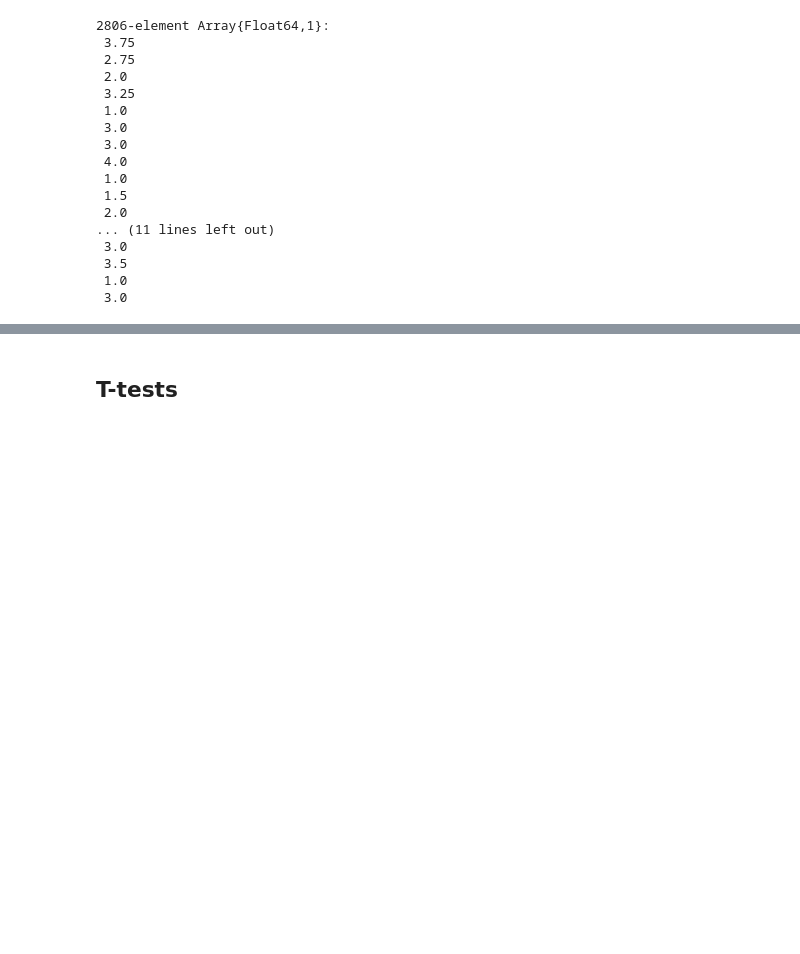
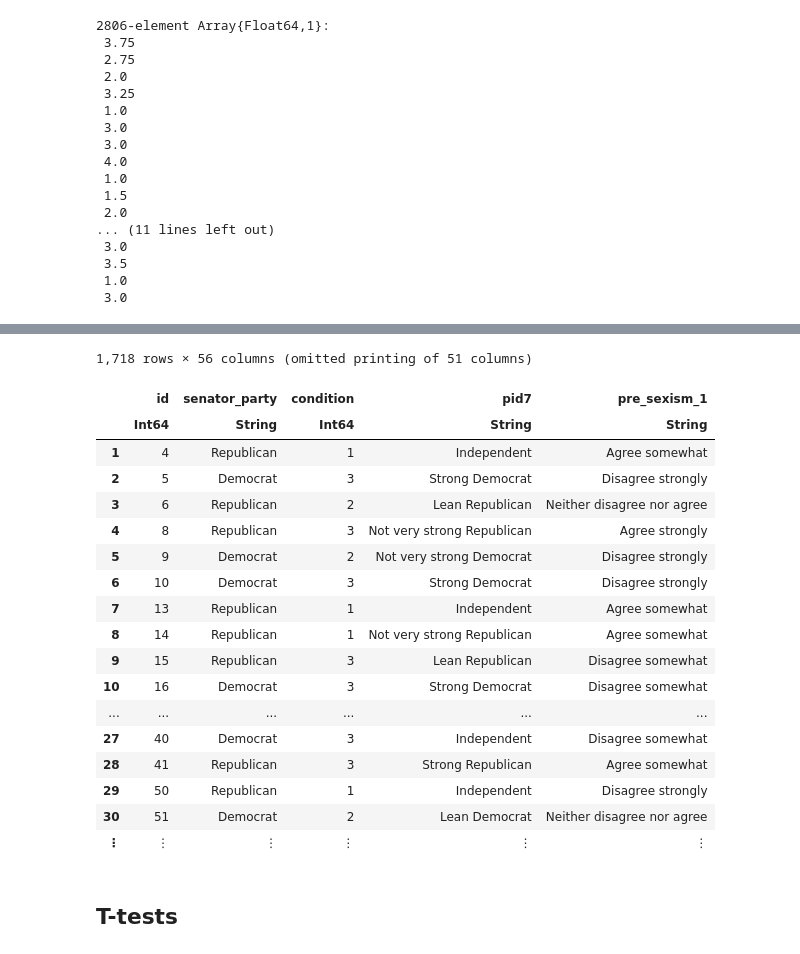
Before and after one commit to mattcingram/rep1_julia, a Jupyter notebook: code/rep1_julia.ipynb, the cells around one changed output, grey strips where cells are left out. Saved outputs shown, nothing was run; the diff lists cells and outputs as text; code cells hidden in the pictures; blank space fills up the shorter version.

```diff
--- a/code/rep1_julia.ipynb
+++ b/code/rep1_julia.ipynb
@@ -755,3 +960,27 @@ df1[:pre_sexism] = ((df1[:pre_sexism_1new] + df1[:pre_sexism_2new] + df1[:pre_se
+# %%
+# subset: people that share party with senator, people that do not share party with senator
+samepartydat = df1[(df1[:sameparty] .!= "Same party"),:]
+opppartydat = df1[(df1[:sameparty] .!= "Opposite party"),:]
+# %% [output]
+1,718 rows × 56 columns (omitted printing of 51 columns)
+|  | id | senator_party | condition | pid7 | pre_sexism_1 |
+|  | Int64 | String | Int64 | String | String |
+| 1 | 4 | Republican | 1 | Independent | Agree somewhat |
+| 2 | 5 | Democrat | 3 | Strong Democrat | Disagree strongly |
+| 3 | 6 | Republican | 2 | Lean Republican | Neither disagree nor agree |
+| 4 | 8 | Republican | 3 | Not very strong Republican | Agree strongly |
+| 5 | 9 | Democrat | 2 | Not very strong Democrat | Disagree strongly |
+| 6 | 10 | Democrat | 3 | Strong Democrat | Disagree strongly |
+| 7 | 13 | Republican | 1 | Independent | Agree somewhat |
+| 8 | 14 | Republican | 1 | Not very strong Republican | Agree somewhat |
+| 9 | 15 | Republican | 3 | Lean Republican | Disagree somewhat |
+| 10 | 16 | Democrat | 3 | Strong Democrat | Disagree somewhat |
+| ... | ... | ... | ... | ... | ... |
+| 27 | 40 | Democrat | 3 | Independent | Disagree somewhat |
+| 28 | 41 | Republican | 3 | Strong Republican | Agree somewhat |
+| 29 | 50 | Republican | 1 | Independent | Disagree strongly |
+| 30 | 51 | Democrat | 2 | Lean Democrat | Neither disagree nor agree |
+| ⋮ | ⋮ | ⋮ | ⋮ | ⋮ | ⋮ |
 # %% [markdown]
 ## T-tests
 # %%
```
Also changed, not shown: parts of 16 cells of this notebook.
